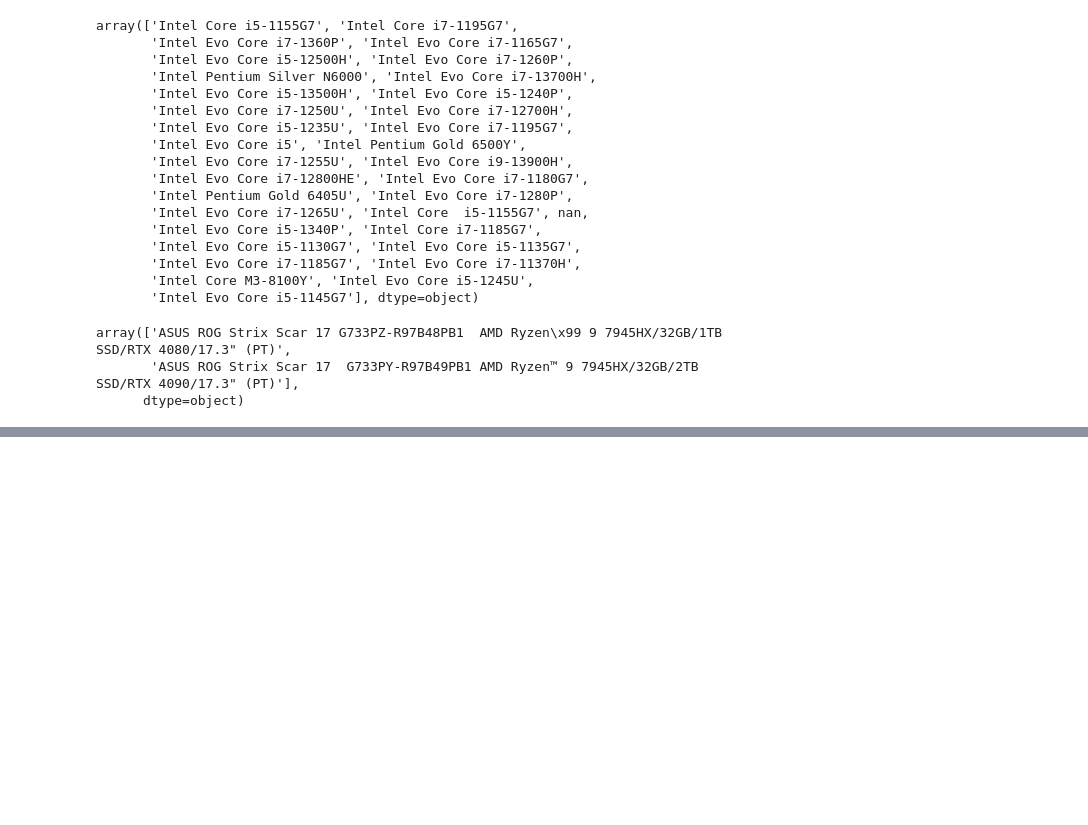
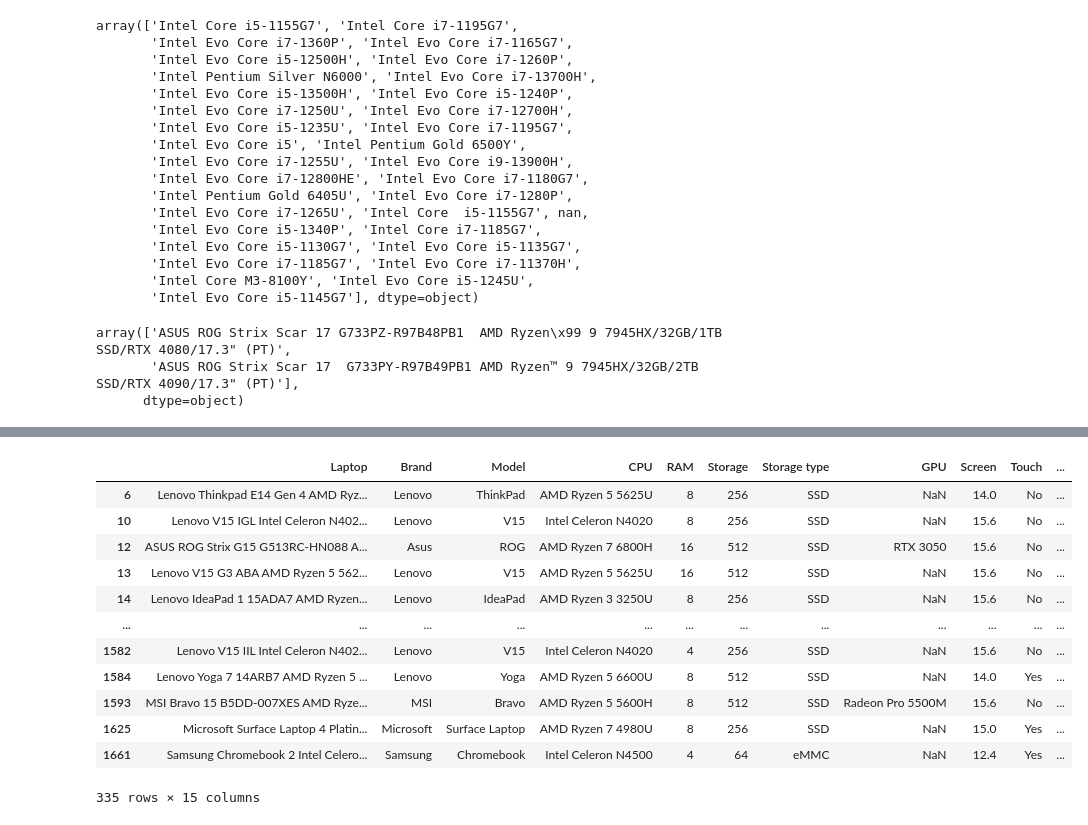
Before and after one commit to f2rra/lappick-ml, a Jupyter notebook: notebooks/exploratory-data-analysis.ipynb, the cells around one changed output, grey strips where cells are left out. Saved outputs shown, nothing was run; the diff lists cells and outputs as text; code cells hidden in the pictures; blank space fills up the shorter version.

```diff
--- a/notebooks/exploratory-data-analysis.ipynb
+++ b/notebooks/exploratory-data-analysis.ipynb
@@ -542,0 +679,18 @@ result.loc[result['CPU'].isna(), 'CPU'] = ['AMD Ryzen 9 7945HX', 'AMD Ryzen 9 79
+# %%
+result[filter_baris] = merge_benchmark(result[filter_baris], cpu_df, gpu_df, threshold=50)
+# %%
+result[filter_baris]
+# %% [output]
+|  | Laptop | Brand | Model | CPU | RAM | Storage | Storage type | GPU | Screen | Touch | ... |
+| 6 | Lenovo Thinkpad E14 Gen 4 AMD Ryz... | Lenovo | ThinkPad | AMD Ryzen 5 5625U | 8 | 256 | SSD | NaN | 14.0 | No | ... |
+| 10 | Lenovo V15 IGL Intel Celeron N402... | Lenovo | V15 | Intel Celeron N4020 | 8 | 256 | SSD | NaN | 15.6 | No | ... |
+| 12 | ASUS ROG Strix G15 G513RC-HN088 A... | Asus | ROG | AMD Ryzen 7 6800H | 16 | 512 | SSD | RTX 3050 | 15.6 | No | ... |
+| 13 | Lenovo V15 G3 ABA AMD Ryzen 5 562... | Lenovo | V15 | AMD Ryzen 5 5625U | 16 | 512 | SSD | NaN | 15.6 | No | ... |
+| 14 | Lenovo IdeaPad 1 15ADA7 AMD Ryzen... | Lenovo | IdeaPad | AMD Ryzen 3 3250U | 8 | 256 | SSD | NaN | 15.6 | No | ... |
+| ... | ... | ... | ... | ... | ... | ... | ... | ... | ... | ... | ... |
+| 1582 | Lenovo V15 IIL Intel Celeron N402... | Lenovo | V15 | Intel Celeron N4020 | 4 | 256 | SSD | NaN | 15.6 | No | ... |
+| 1584 | Lenovo Yoga 7 14ARB7 AMD Ryzen 5 ... | Lenovo | Yoga | AMD Ryzen 5 6600U | 8 | 512 | SSD | NaN | 14.0 | Yes | ... |
+| 1593 | MSI Bravo 15 B5DD-007XES AMD Ryze... | MSI | Bravo | AMD Ryzen 5 5600H | 8 | 512 | SSD | Radeon Pro 5500M | 15.6 | No | ... |
+| 1625 | Microsoft Surface Laptop 4 Platin... | Microsoft | Surface Laptop | AMD Ryzen 7 4980U | 8 | 256 | SSD | NaN | 15.0 | Yes | ... |
+| 1661 | Samsung Chromebook 2 Intel Celero... | Samsung | Chromebook | Intel Celeron N4500 | 4 | 64 | eMMC | NaN | 12.4 | Yes | ... |
+335 rows × 15 columns
```
Also changed, not shown: parts of 24 cells of this notebook.
